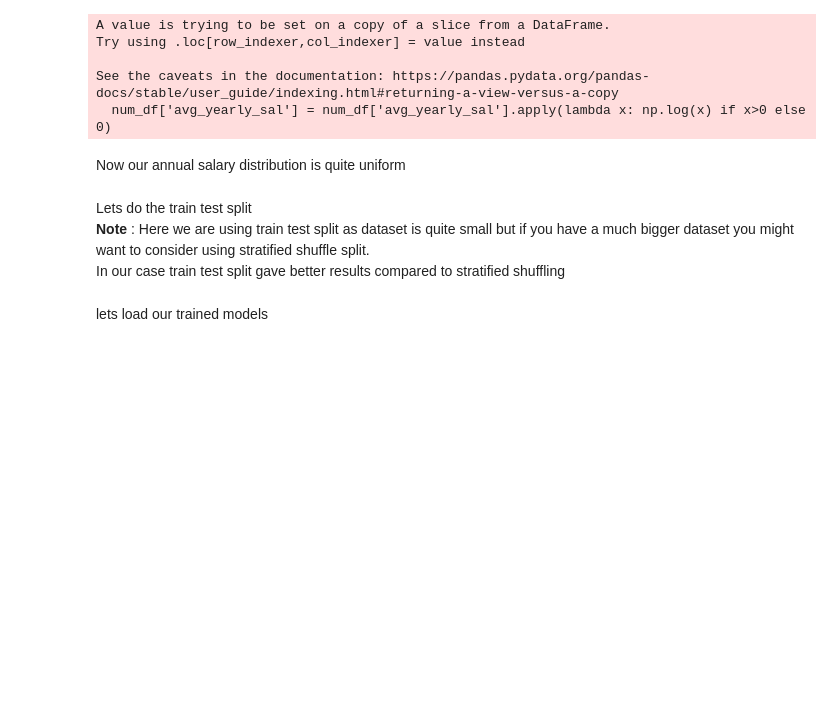
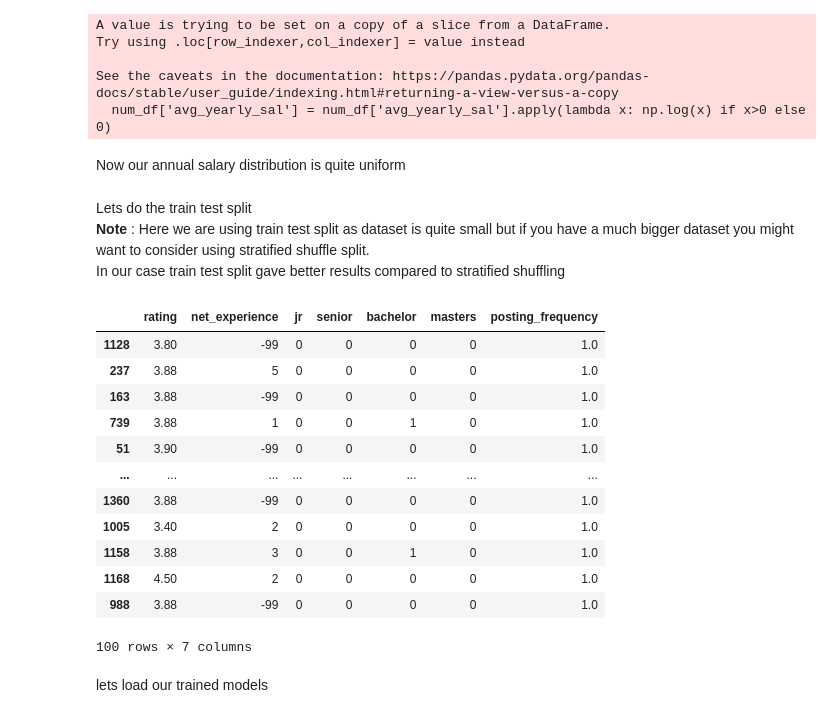
Before and after one commit to blaze-fire/Salary-Predictor, a Jupyter notebook: model.ipynb, the cells around one changed output. Saved outputs shown, nothing was run; the diff lists cells and outputs as text; code cells hidden in the pictures; blank space fills up the shorter version.

```diff
--- a/model.ipynb
+++ b/model.ipynb
@@ -27,6 +27,28 @@ In our case train test split gave better results compared to stratified shufflin
 # %%
 from sklearn.model_selection import train_test_split
 X_train, X_test, y_train, y_test = train_test_split(num_df.drop('avg_yearly_sal', axis=1), num_df['avg_yearly_sal'], test_size=100, random_state=42)
+# %%
+cols = ['rating','net_experience', 'jr', 'senior', 'bachelor', 'masters', 'posting_frequency']
+
+X_train = X_train[cols]
+
+X_test = X_test[cols]
+# %%
+X_test
+# %% [output]
+|  | rating | net_experience | jr | senior | bachelor | masters | posting_frequency |
+| 1128 | 3.80 | -99 | 0 | 0 | 0 | 0 | 1.0 |
+| 237 | 3.88 | 5 | 0 | 0 | 0 | 0 | 1.0 |
+| 163 | 3.88 | -99 | 0 | 0 | 0 | 0 | 1.0 |
+| 739 | 3.88 | 1 | 0 | 0 | 1 | 0 | 1.0 |
+| 51 | 3.90 | -99 | 0 | 0 | 0 | 0 | 1.0 |
+| ... | ... | ... | ... | ... | ... | ... | ... |
+| 1360 | 3.88 | -99 | 0 | 0 | 0 | 0 | 1.0 |
+| 1005 | 3.40 | 2 | 0 | 0 | 0 | 0 | 1.0 |
+| 1158 | 3.88 | 3 | 0 | 0 | 1 | 0 | 1.0 |
+| 1168 | 4.50 | 2 | 0 | 0 | 0 | 0 | 1.0 |
+| 988 | 3.88 | -99 | 0 | 0 | 0 | 0 | 1.0 |
+100 rows × 7 columns
 # %%
 from sklearn.preprocessing import StandardScaler
 std_scaler = StandardScaler()
```
Also changed, not shown: parts of 17 cells of this notebook, 3 other files.
